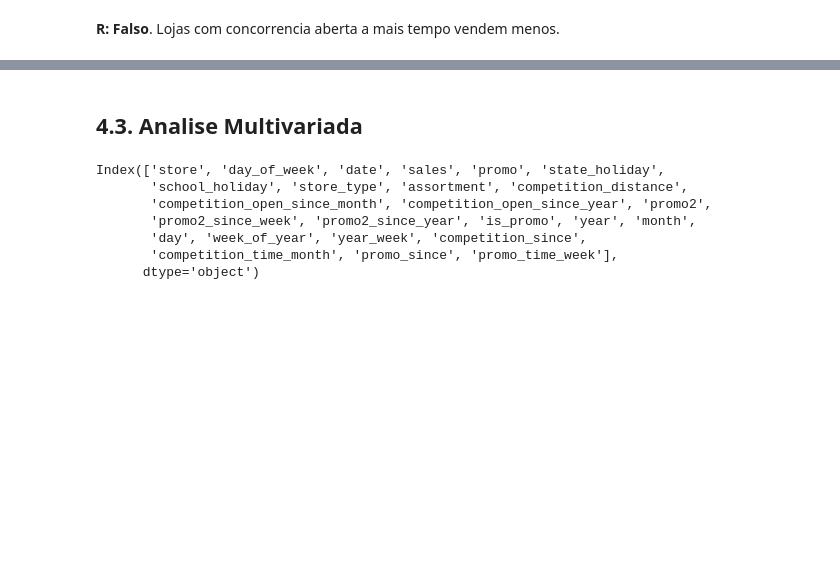
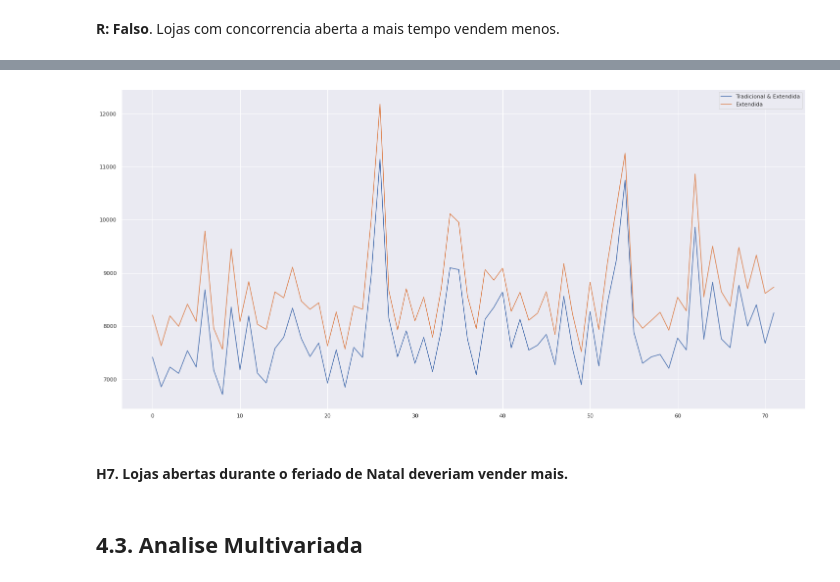
Before and after one commit to NaomiKikuchi/ds-em-producao, a Jupyter notebook: notebooks/m04_v01_store_sales_prediction.ipynb, the cells around one changed output, grey strips where cells are left out. Cells and saved outputs as stored; diff of their text form; code cells hidden in the pictures; blank space fills up the shorter version.

```diff
--- a/notebooks/m04_v01_store_sales_prediction.ipynb
+++ b/notebooks/m04_v01_store_sales_prediction.ipynb
@@ -529,12 +573,12 @@ x.set_ylim( bottom+0.5, top-0.5);
+# %%
+aux1 = df4[( df4['promo'] == 1 ) & ( df4['promo2'] == 1 )][['year_week', 'sales']].groupby( 'year_week' ).mean().reset_index()
+ax = aux1.plot()
+aux2 = df4[( df4['promo'] == 1 ) & ( df4['promo2'] == 0 )][['year_week', 'sales']].groupby( 'year_week' ).mean().reset_index()
+aux2.plot( ax=ax )
+ax.legend( labels=['Tradicional & Extendida', 'Extendida']);
+# %% [output]
+[figure, added]
+# %% [markdown]
+#### H7. Lojas abertas durante o feriado de Natal deveriam vender mais.
 # %% [markdown]
 ## 4.3. Analise Multivariada
-# %%
-df4.columns
-# %% [output]
-Index(['store', 'day_of_week', 'date', 'sales', 'promo', 'state_holiday',
-       'school_holiday', 'store_type', 'assortment', 'competition_distance',
-       'competition_open_since_month', 'competition_open_since_year', 'promo2',
-       'promo2_since_week', 'promo2_since_year', 'is_promo', 'year', 'month',
-       'day', 'week_of_year', 'year_week', 'competition_since',
-       'competition_time_month', 'promo_since', 'promo_time_week'],
-      dtype='object')
```
Also changed, not shown: parts of 14 cells of this notebook.
